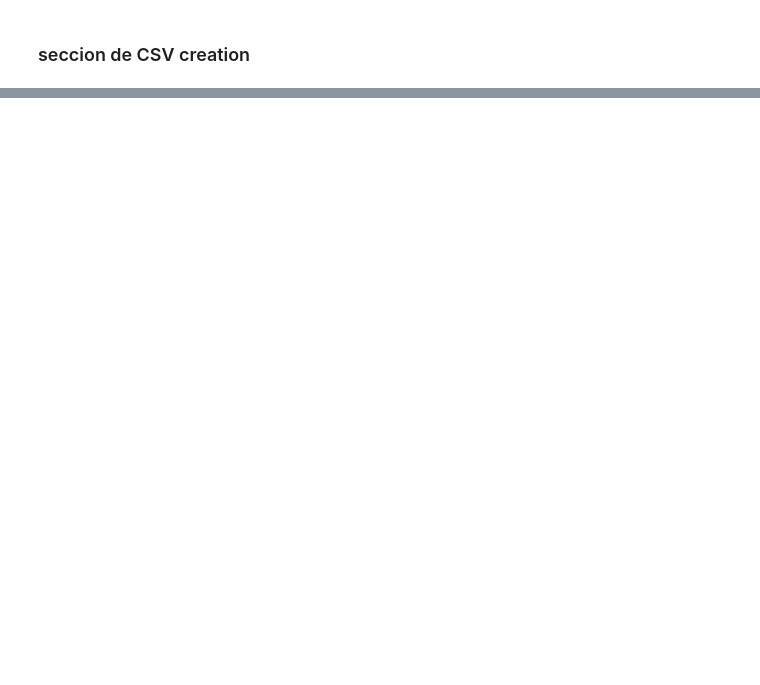
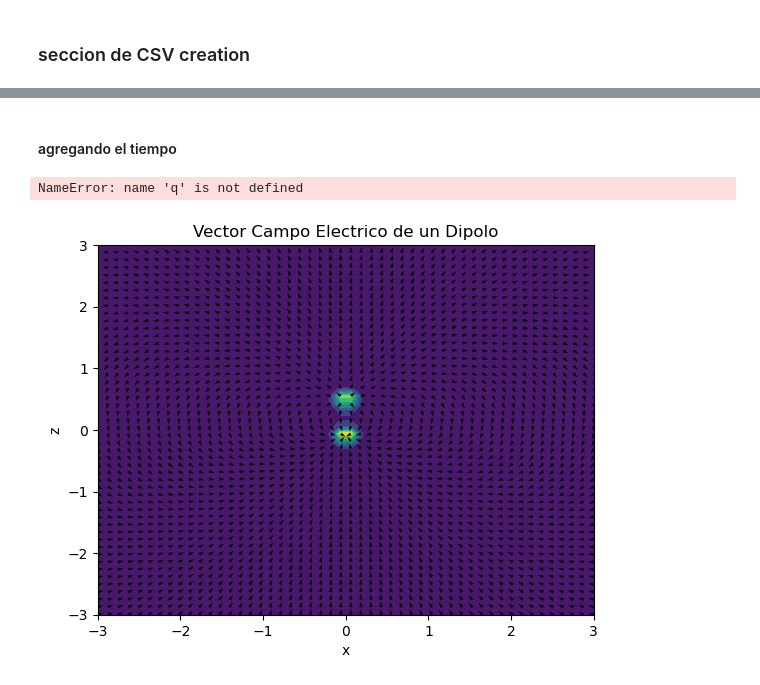
Before and after one commit to fbientrigo/learningprogamation, a Jupyter notebook: Electrodynamics/main_development.ipynb, the cells around one changed output, grey strips where cells are left out. Drawn from its saved outputs; the diff is of its cells as text; code cells hidden in the pictures; blank space fills up the shorter version.

```diff
--- a/Electrodynamics/E_discrete_charges.ipynb
+++ b/Electrodynamics/main_development.ipynb
@@ -680,0 +784,17 @@ para mejor visualización, osea pasar a los plots
+# %% [markdown]
+#### agregando el tiempo
+# %%
+# las posiciones 'y' and la carga
+d = 0.5
+q = 10
+
+rqpos, qpos = d, q
+rqmin, qmin = -d, -q
+
+# plotting de color
+N = 50
+limits = 3
+x = np.linspace(-limits, limits, N)
+z = np.linspace(-limits, limits, N)
+# full coordinate arrays
+xx, zz = np.meshgrid(x, z)
@@ -680,0 +820,34 @@ para mejor visualización, osea pasar a los plots
+# %%
+p0 = 2*q*d
+t = 5
+E_t = lambda x,z: E2dipolo(x, z, t, p0)
+
+
+E_field = np.vectorize(Epositive, signature='(),()->(n)')(xx, zz)
+Ex = E_field[:,:,0] + E_field2[:,:,0]
+Ez = E_field[:,:,1] + E_field2[:,:,1]
+# %% [output]
+NameError: name 'q' is not defined
+# %%
+Emagnitud = np.sqrt(Ex**2 + Ez**2)
+
+# normalizando
+Ex = Ex / Emagnitud
+Ez = Ez / Emagnitud
+# %%
+fig = plt.figure()
+ax = fig.add_subplot()
+
+
+# el campo electrico
+plt.title("Vector Campo Electrico de un Dipolo")
+
+ax.contourf(x, z, Emagnitud)
+ax.quiver(xx, zz, Ex, Ez)
+
+
+plt.xlabel('x')
+plt.ylabel('z')
+plt.show()
+# %% [output]
+[figure, added]
```
Also changed, not shown: parts of 13 cells of this notebook, 41 other files.
